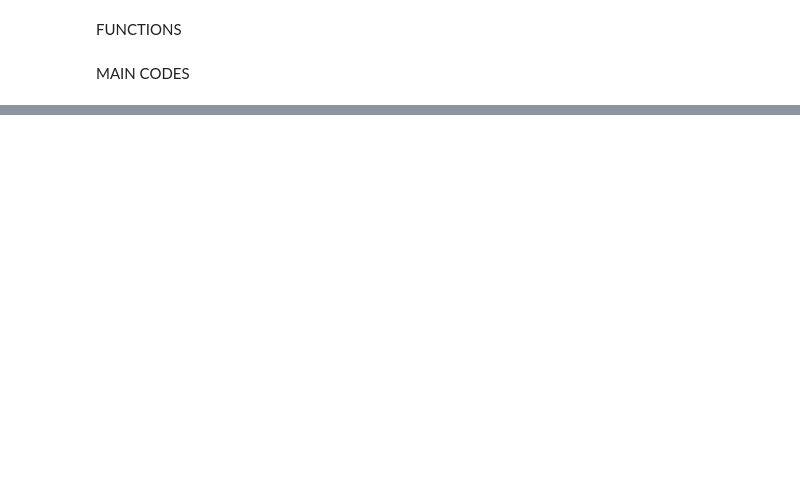
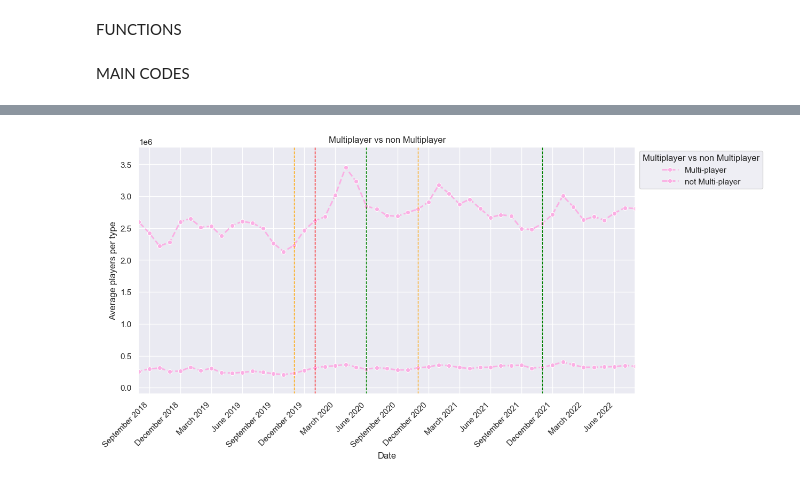
Before and after one commit to Pyros009/data-wrangling-project, a Jupyter notebook: Main2.ipynb, the cells around one changed output, grey strips where cells are left out. Saved outputs shown, nothing was run; the diff lists cells and outputs as text; code cells hidden in the pictures; blank space fills up the shorter version.

```diff
--- a/Main2.ipynb
+++ b/Main2.ipynb
@@ -570,0 +515,4 @@ plt.ylabel('Average players per type')
+# %%
+t_plot(lgames_upd,["Multi-player", "not Multi-player"],"Multiplayer vs non Multiplayer","n")
+# %% [output]
+[figure, added]
```
Also changed, not shown: parts of 26 cells of this notebook, 1 other file.
